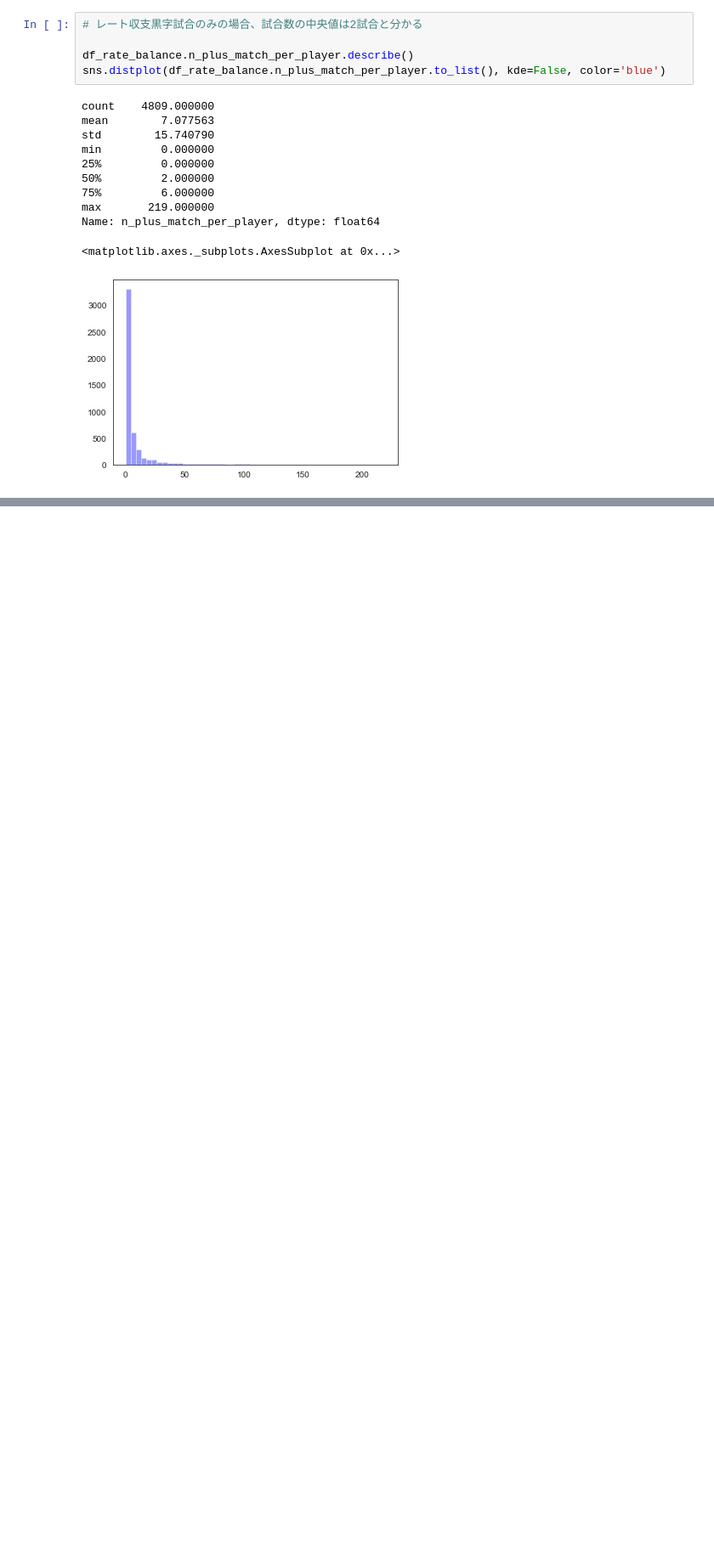
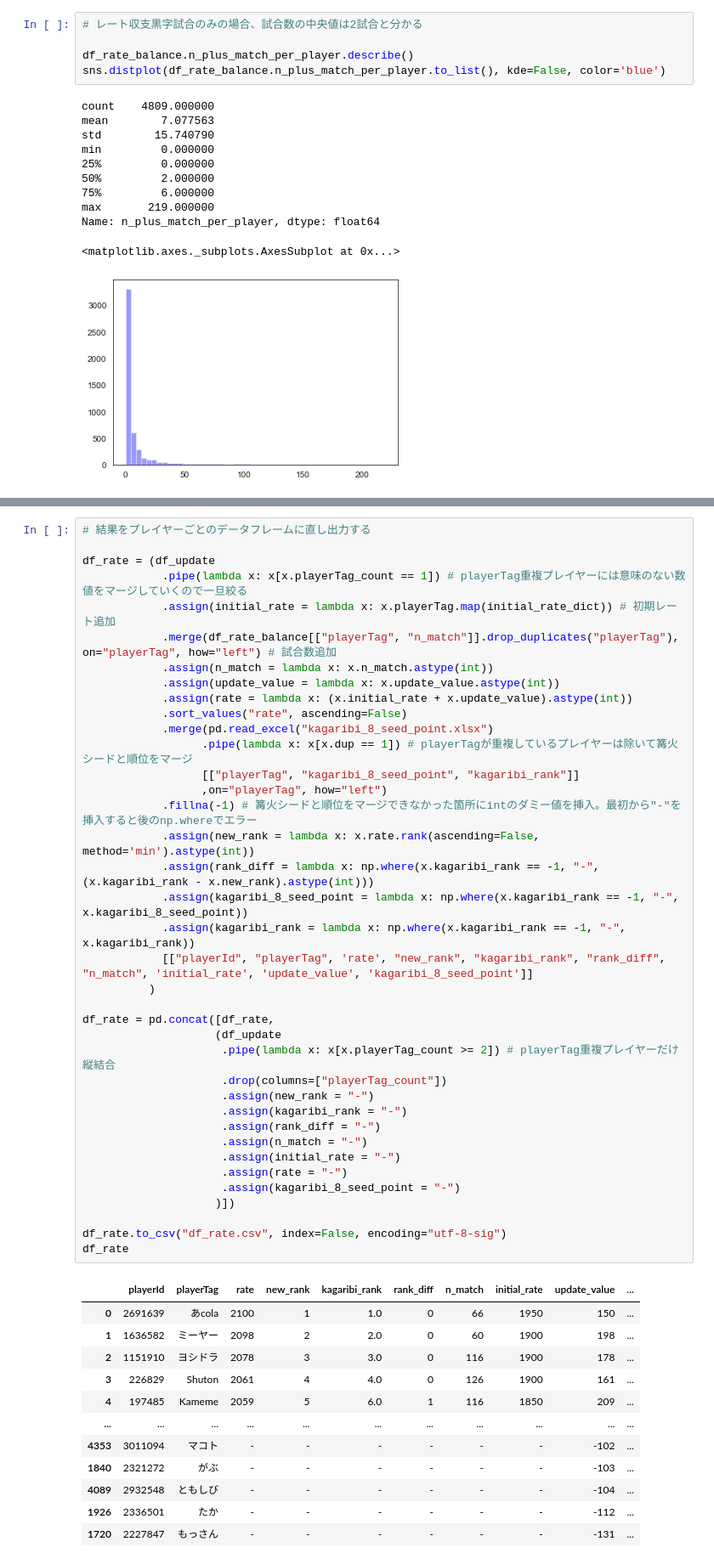
Before and after one commit to yoyoyo4/kagaribi_8_seed, a Jupyter notebook: ELO_rating_seed.ipynb, the cells around one changed output, grey strips where cells are left out. Shown: that part at 85% size. Saved outputs shown, nothing was run; the diff lists cells and outputs as text; blank space fills up the shorter version.

```diff
--- a/ELO_rating_seed.ipynb
+++ b/ELO_rating_seed.ipynb
@@ -493,0 +480,51 @@ df_rate
+# %%
+# 結果をプレイヤーごとのデータフレームに直し出力する
+
+df_rate = (df_update
+            .pipe(lambda x: x[x.playerTag_count == 1]) # playerTag重複プレイヤーには意味のない数値をマージしていくので一旦絞る
+            .assign(initial_rate = lambda x: x.playerTag.map(initial_rate_dict)) # 初期レート追加
+            .merge(df_rate_balance[["playerTag", "n_match"]].drop_duplicates("playerTag"), on="playerTag", how="left") # 試合数追加
+            .assign(n_match = lambda x: x.n_match.astype(int))
+            .assign(update_value = lambda x: x.update_value.astype(int))
+            .assign(rate = lambda x: (x.initial_rate + x.update_value).astype(int))
+            .sort_values("rate", ascending=False)
+            .merge(pd.read_excel("kagaribi_8_seed_point.xlsx")
+                  .pipe(lambda x: x[x.dup == 1]) # playerTagが重複しているプレイヤーは除いて篝火シードと順位をマージ
+                  [["playerTag", "kagaribi_8_seed_point", "kagaribi_rank"]]
+                  ,on="playerTag", how="left")
+            .fillna(-1) # 篝火シードと順位をマージできなかった箇所にintのダミー値を挿入。最初から"-"を挿入すると後のnp.whereでエラー
+            .assign(new_rank = lambda x: x.rate.rank(ascending=False, method='min').astype(int))
+            .assign(rank_diff = lambda x: np.where(x.kagaribi_rank == -1, "-", (x.kagaribi_rank - x.new_rank).astype(int)))
+            .assign(kagaribi_8_seed_point = lambda x: np.where(x.kagaribi_rank == -1, "-", x.kagaribi_8_seed_point))
+            .assign(kagaribi_rank = lambda x: np.where(x.kagaribi_rank == -1, "-", x.kagaribi_rank))
+            [["playerId", "playerTag", 'rate', "new_rank", "kagaribi_rank", "rank_diff", "n_match", 'initial_rate', 'update_value', 'kagaribi_8_seed_point']]
+          )
+
+df_rate = pd.concat([df_rate,
+                    (df_update
+                     .pipe(lambda x: x[x.playerTag_count >= 2]) # playerTag重複プレイヤーだけ縦結合
+                     .drop(columns=["playerTag_count"])
+                     .assign(new_rank = "-")
+                     .assign(kagaribi_rank = "-")
+                     .assign(rank_diff = "-")
+                     .assign(n_match = "-")
+                     .assign(initial_rate = "-")
+                     .assign(rate = "-")
+                     .assign(kagaribi_8_seed_point = "-")
+                    )])
+
+df_rate.to_csv("df_rate.csv", index=False, encoding="utf-8-sig")
+df_rate
+# %% [output]
+|  | playerId | playerTag | rate | new_rank | kagaribi_rank | rank_diff | n_match | initial_rate | update_value | ... |
+| 0 | 2691639 | あcola | 2100 | 1 | 1.0 | 0 | 66 | 1950 | 150 | ... |
+| 1 | 1636582 | ミーヤー | 2098 | 2 | 2.0 | 0 | 60 | 1900 | 198 | ... |
+| 2 | 1151910 | ヨシドラ | 2078 | 3 | 3.0 | 0 | 116 | 1900 | 178 | ... |
+| 3 | 226829 | Shuton | 2061 | 4 | 4.0 | 0 | 126 | 1900 | 161 | ... |
+| 4 | 197485 | Kameme | 2059 | 5 | 6.0 | 1 | 116 | 1850 | 209 | ... |
+| ... | ... | ... | ... | ... | ... | ... | ... | ... | ... | ... |
+| 4353 | 3011094 | マコト | - | - | - | - | - | - | -102 | ... |
+| 1840 | 2321272 | がぶ | - | - | - | - | - | - | -103 | ... |
+| 4089 | 2932548 | ともしび | - | - | - | - | - | - | -104 | ... |
+| 1926 | 2336501 | たか | - | - | - | - | - | - | -112 | ... |
+| 1720 | 2227847 | もっさん | - | - | - | - | - | - | -131 | ... |
```
Also changed, not shown: parts of 5 cells of this notebook.
